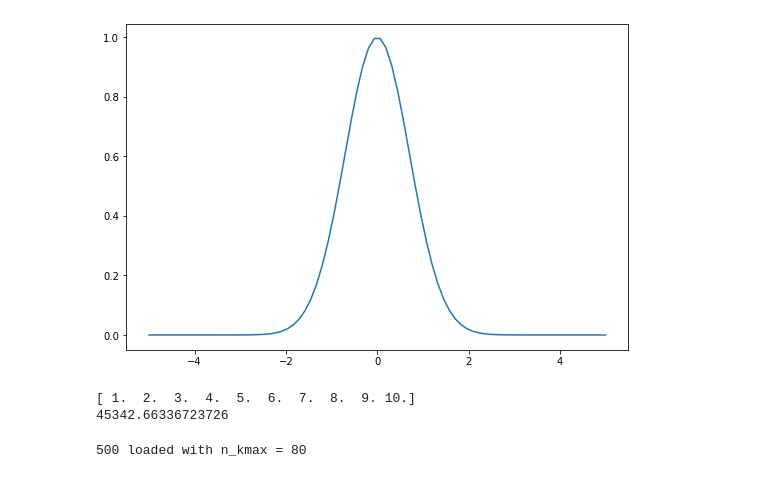
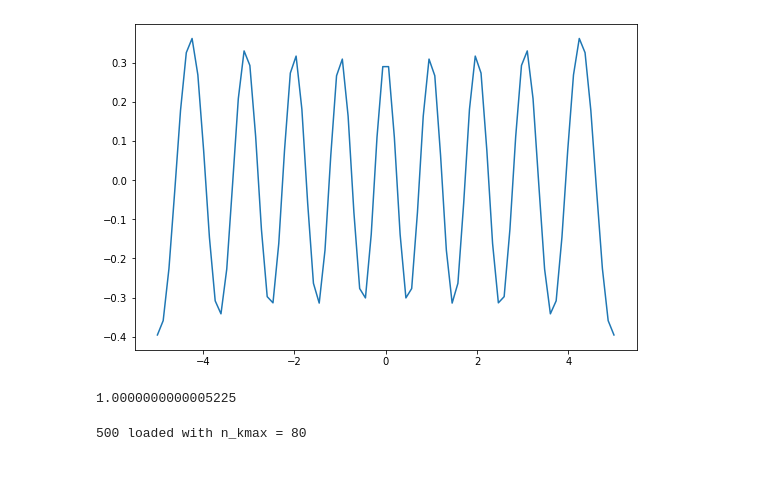
Before and after one commit to stmeinecke/derrom, a Jupyter notebook: Hermite.ipynb, the cells around one changed output. Saved outputs shown, nothing was run; the diff lists cells and outputs as text; code cells hidden in the pictures.

```diff
--- a/Hermite.ipynb
+++ b/Hermite.ipynb
@@ -15,29 +15,38 @@ sys.path.append("incl/")
 # %%
 from scipy.special import eval_hermite
 
+def get_N(n):
+    return 1./np.sqrt(np.sqrt(np.pi)*2**n*np.math.factorial(n))
 
 x = np.linspace(-5,5,80)
 
-h = eval_hermite(0,x)
+n = 20
 
-plt.plot(x,h*np.exp(-x**2))
+h = eval_hermite(n,x)
+
+H = get_N(n) * h * np.exp(-0.5*x**2)
+
+
+plt.plot(x,H)
 plt.show()
 # %% [output]
-[figure, old version]
+[figure, new version]
 # %%
 
-x = np.linspace(-0,10,11)
+x = np.linspace(-100,100,10001)
 x = x[1:]
 dx = x[1]-x[0]
 
-print(x)
+# print(x)
 
-inner = eval_hermite(2,x) @ (eval_hermite(10,x) * np.exp(-x**2) * dx)
+n1 = 80
+n2 = 80
+
+inner = get_N(n1)*eval_hermite(n1,x) @ ( get_N(n2)*eval_hermite(n2,x) * np.exp(-x**2) * dx)
 
 print(inner)
 # %% [output]
-[ 1.  2.  3.  4.  5.  6.  7.  8.  9. 10.]
-45342.66336723726
+1.0000000000005225
 # %%
 import ELPH_utils
 runs = ELPH_utils.load_runs(filename='../runs_rand_inits.npz')
```
Also changed, not shown: parts of 1 cell of this notebook, 1 other file.
